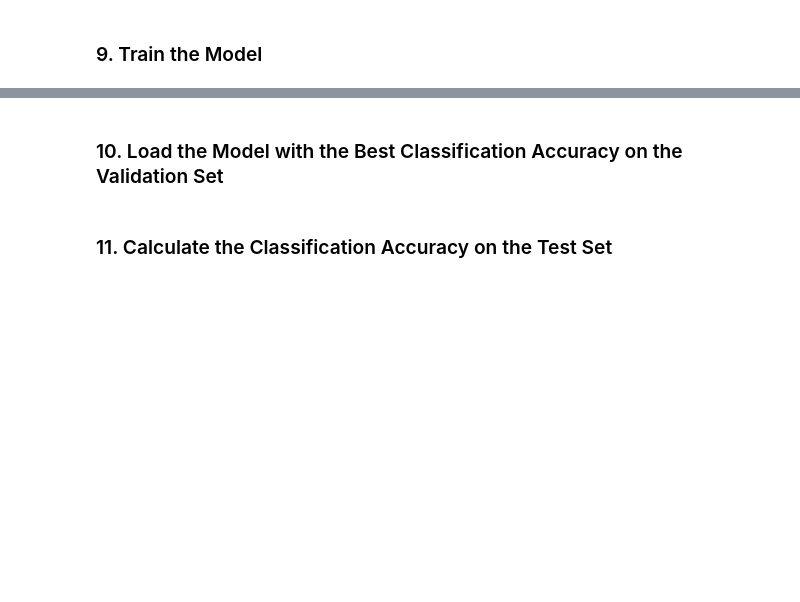
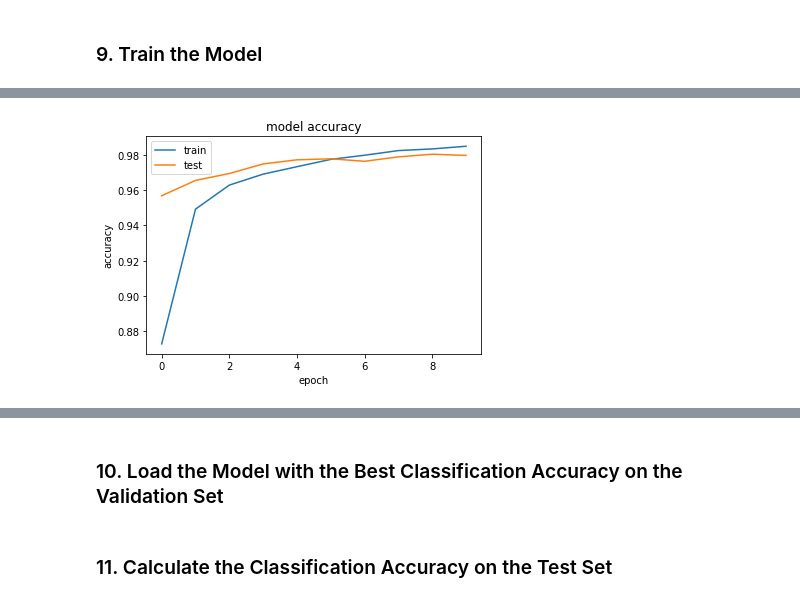
Before and after one commit to Natatisha/aind2-cnn, a Jupyter notebook: mnist-mlp/mnist_mlp.ipynb, the cells around one changed output, grey strips where cells are left out. Drawn from its saved outputs; the diff is of its cells as text; code cells hidden in the pictures; blank space fills up the shorter version.

Commit message:
final model code

```diff
--- a/mnist-mlp/mnist_mlp.ipynb
+++ b/mnist-mlp/mnist_mlp.ipynb
@@ -102,9 +101,9 @@ from keras.layers import Dense, Dropout, Flatten
 model = Sequential()
 model.add(Flatten(input_shape=X_train.shape[1:]))
 model.add(Dense(512, activation='relu'))
-model.add(Dropout(0.2))
-model.add(Dense(512, activation='relu'))
-model.add(Dropout(0.2))
+model.add(Dropout(0.4))
+model.add(Dense(246, activation='relu'))
+model.add(Dropout(0.3))
 model.add(Dense(10, activation='softmax'))
 
 # summarize the model
@@ -154,7 +154,7 @@ from keras.callbacks import ModelCheckpoint
 # train the model
 checkpointer = ModelCheckpoint(filepath='mnist.model.best.hdf5',
                                verbose=1, save_best_only=True)
-hist = model.fit(X_train, y_train, batch_size=128, epochs=10,
+hist = model.fit(X_train, y_train, batch_size=256, epochs=10,
           validation_split=0.2, callbacks=[checkpointer],
           verbose=1, shuffle=True)
 # %% [output]
@@ -177,0 +178,11 @@ Epoch 10/10
+# %%
+# summarize history for accuracy
+plt.plot(hist.history['acc'])
+plt.plot(hist.history['val_acc'])
+plt.title('model accuracy')
+plt.ylabel('accuracy')
+plt.xlabel('epoch')
+plt.legend(['train', 'test'], loc='upper left')
+plt.show()
+# %% [output]
+[figure, added]
```
Also changed, not shown: parts of 6 cells of this notebook, 1 other file.
